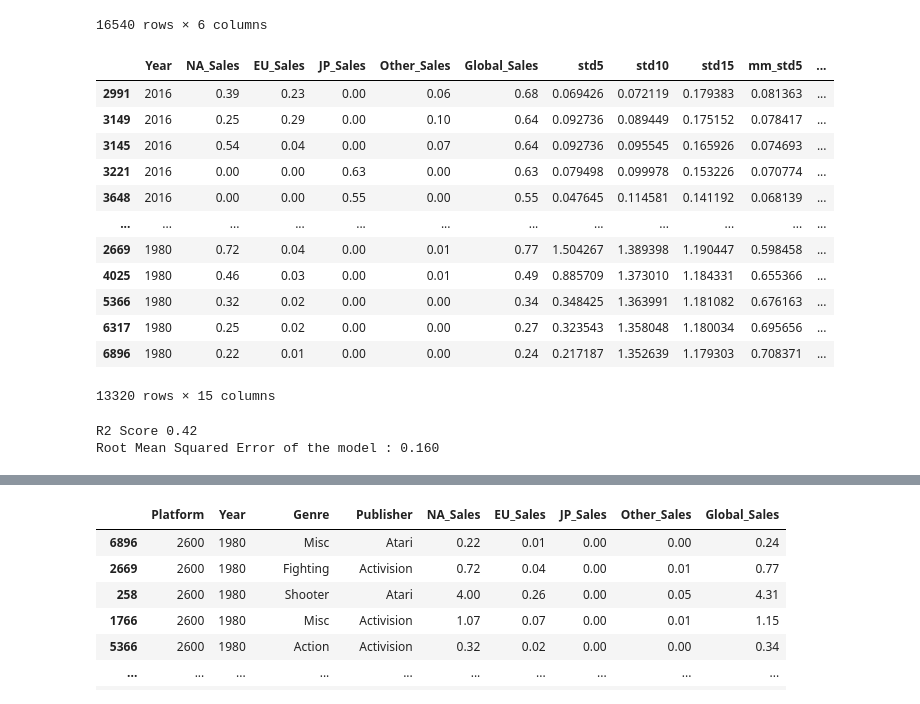
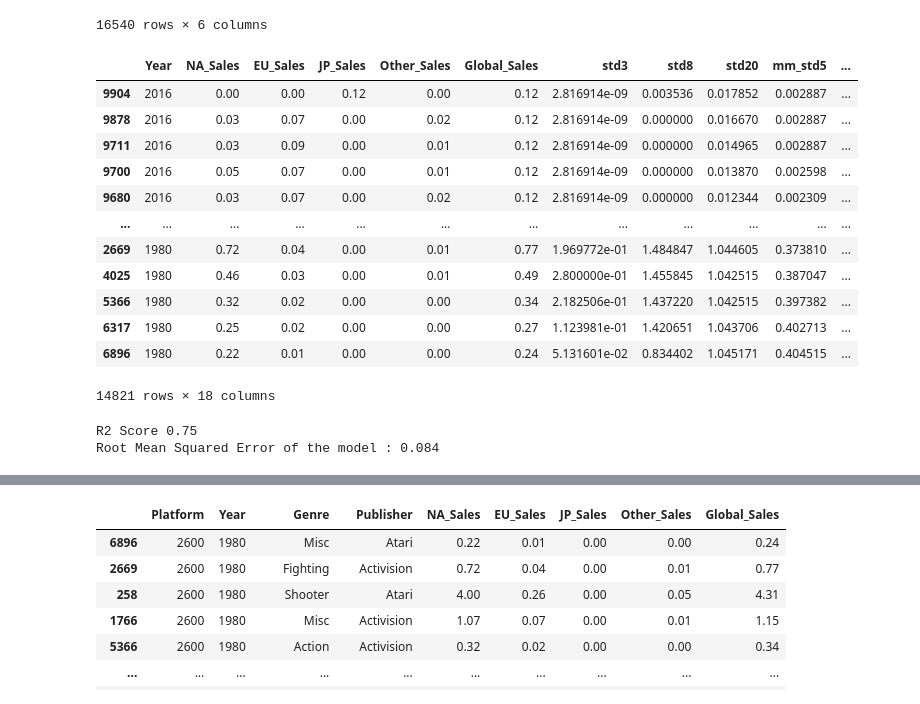
Before and after one commit to lgbongiolo/Video-Game-Sales, a Jupyter notebook: Video Games Sales .ipynb, the cells around one changed output, grey strips where cells are left out. Cells and saved outputs as stored; diff of their text form; code cells hidden in the pictures.

```diff
--- a/Video Games Sales .ipynb
+++ b/Video Games Sales .ipynb
@@ -109,7 +109,7 @@ import datetime
 import warnings
 warnings.simplefilter("ignore")
 # %%
-df = pd.read_csv("/home/semrival/Documents/Python Programs /Portfolio/Video Game Sales /vgsales.csv")
+df = pd.read_csv("./Video Game Sales /vgsales.csv")
 
 df
 # %% [output]
@@ -872,53 +872,53 @@ df_clean
 # %%
 #Creating new variables
 
 # Standard Deviation
-df_clean["std5"] = df_clean["Global_Sales"].rolling(5).std()
+df_clean["std3"] = df_clean["Global_Sales"].rolling(3).std()
 
 # Standard Deviation
-df_clean["std10"] = df_clean["Global_Sales"].rolling(10).std()
+df_clean["std8"] = df_clean["Global_Sales"].rolling(8).std()
 
 # Standard Deviation
-df_clean["std15"] = df_clean["Global_Sales"].rolling(15).std()
+df_clean["std20"] = df_clean["Global_Sales"].rolling(20).std()
 
 # Moving Average of the Standard Deviation
-df_clean["mm_std5"] = df_clean["std5"].rolling(15).mean()
+df_clean["mm_std3"] = df_clean["std3"].rolling(20).mean()
 
 # Moving Average of the Standard Deviation
-df_clean["mm_std10"] = df_clean["std10"].rolling(15).mean()
+df_clean["mm_std8"] = df_clean["std8"].rolling(20).mean()
 
 # Moving Average of the Standard Deviation
-df_clean["mm_std15"] = df_clean["std15"].rolling(15).mean()
+df_clean["mm_std20"] = df_clean["std20"].rolling(20).mean()
 
-# RSL std5
-df_clean["RSL_std5"] = (df_clean["std5"]/df_clean["std5"].rolling(15).mean())-1
+# RSL std3
+df_clean["RSL_std3"] = (df_clean["std3"]/df_clean["std3"].rolling(15).mean())-1
 
-# RSL std10
-df_clean["RSL_std10"] = (df_clean["std10"]/df_clean["std10"].rolling(15).mean())-1
+# RSL std8
+df_clean["RSL_std8"] = (df_clean["std8"]/df_clean["std8"].rolling(15).mean())-1
 
-# RSL std15
-df_clean["RSL_std15"] = (df_clean["std15"]/df_clean["std15"].rolling(15).mean())-1
+# RSL std20
+df_clean["RSL_std20"] = (df_clean["std20"]/df_clean["std20"].rolling(15).mean())-1
 
 
 
 
 df_clean.dropna(inplace=True)
 
 df_clean
 # %% [output]
-|  | Year | NA_Sales | EU_Sales | JP_Sales | Other_Sales | Global_Sales | std5 | std10 | std15 | mm_std5 | ... |
-| 2991 | 2016 | 0.39 | 0.23 | 0.00 | 0.06 | 0.68 | 0.069426 | 0.072119 | 0.179383 | 0.081363 | ... |
-| 3149 | 2016 | 0.25 | 0.29 | 0.00 | 0.10 | 0.64 | 0.092736 | 0.089449 | 0.175152 | 0.078417 | ... |
-| 3145 | 2016 | 0.54 | 0.04 | 0.00 | 0.07 | 0.64 | 0.092736 | 0.095545 | 0.165926 | 0.074693 | ... |
-| 3221 | 2016 | 0.00 | 0.00 | 0.63 | 0.00 | 0.63 | 0.079498 | 0.099978 | 0.153226 | 0.070774 | ... |
-| 3648 | 2016 | 0.00 | 0.00 | 0.55 | 0.00 | 0.55 | 0.047645 | 0.114581 | 0.141192 | 0.068139 | ... |
+|  | Year | NA_Sales | EU_Sales | JP_Sales | Other_Sales | Global_Sales | std3 | std8 | std20 | mm_std5 | ... |
+| 9904 | 2016 | 0.00 | 0.00 | 0.12 | 0.00 | 0.12 | 2.816914e-09 | 0.003536 | 0.017852 | 0.002887 | ... |
+| 9878 | 2016 | 0.03 | 0.07 | 0.00 | 0.02 | 0.12 | 2.816914e-09 | 0.000000 | 0.016670 | 0.002887 | ... |
+| 9711 | 2016 | 0.03 | 0.09 | 0.00 | 0.01 | 0.12 | 2.816914e-09 | 0.000000 | 0.014965 | 0.002887 | ... |
+| 9700 | 2016 | 0.05 | 0.07 | 0.00 | 0.01 | 0.12 | 2.816914e-09 | 0.000000 | 0.013870 | 0.002598 | ... |
+| 9680 | 2016 | 0.03 | 0.07 | 0.00 | 0.02 | 0.12 | 2.816914e-09 | 0.000000 | 0.012344 | 0.002309 | ... |
 | ... | ... | ... | ... | ... | ... | ... | ... | ... | ... | ... | ... |
-| 2669 | 1980 | 0.72 | 0.04 | 0.00 | 0.01 | 0.77 | 1.504267 | 1.389398 | 1.190447 | 0.598458 | ... |
-| 4025 | 1980 | 0.46 | 0.03 | 0.00 | 0.01 | 0.49 | 0.885709 | 1.373010 | 1.184331 | 0.655366 | ... |
-| 5366 | 1980 | 0.32 | 0.02 | 0.00 | 0.00 | 0.34 | 0.348425 | 1.363991 | 1.181082 | 0.676163 | ... |
-| 6317 | 1980 | 0.25 | 0.02 | 0.00 | 0.00 | 0.27 | 0.323543 | 1.358048 | 1.180034 | 0.695656 | ... |
-| 6896 | 1980 | 0.22 | 0.01 | 0.00 | 0.00 | 0.24 | 0.217187 | 1.352639 | 1.179303 | 0.708371 | ... |
+| 2669 | 1980 | 0.72 | 0.04 | 0.00 | 0.01 | 0.77 | 1.969772e-01 | 1.484847 | 1.044605 | 0.373810 | ... |
+| 4025 | 1980 | 0.46 | 0.03 | 0.00 | 0.01 | 0.49 | 2.800000e-01 | 1.455845 | 1.042515 | 0.387047 | ... |
+| 5366 | 1980 | 0.32 | 0.02 | 0.00 | 0.00 | 0.34 | 2.182506e-01 | 1.437220 | 1.042515 | 0.397382 | ... |
+| 6317 | 1980 | 0.25 | 0.02 | 0.00 | 0.00 | 0.27 | 1.123981e-01 | 1.420651 | 1.043706 | 0.402713 | ... |
+| 6896 | 1980 | 0.22 | 0.01 | 0.00 | 0.00 | 0.24 | 5.131601e-02 | 0.834402 | 1.045171 | 0.404515 | ... |
-13320 rows × 15 columns
+14821 rows × 18 columns
 # %%
 #Creating more Variables
 # %%
@@ -951,8 +951,8 @@ scoreknn=r2_score(ytest, ypred)
 print('R2 Score',f'{r2_score(ytest, ypred):.2f}')
 print(f"Root Mean Squared Error of the model : {rmse_knn:.3f}")
 # %% [output]
-R2 Score 0.42
-Root Mean Squared Error of the model : 0.160
+R2 Score 0.75
+Root Mean Squared Error of the model : 0.084
 # %%
 xgb = XGBRegressor()
 xgb.fit(xtrain, ytrain)
```
Also changed, not shown: parts of 10 cells of this notebook.
